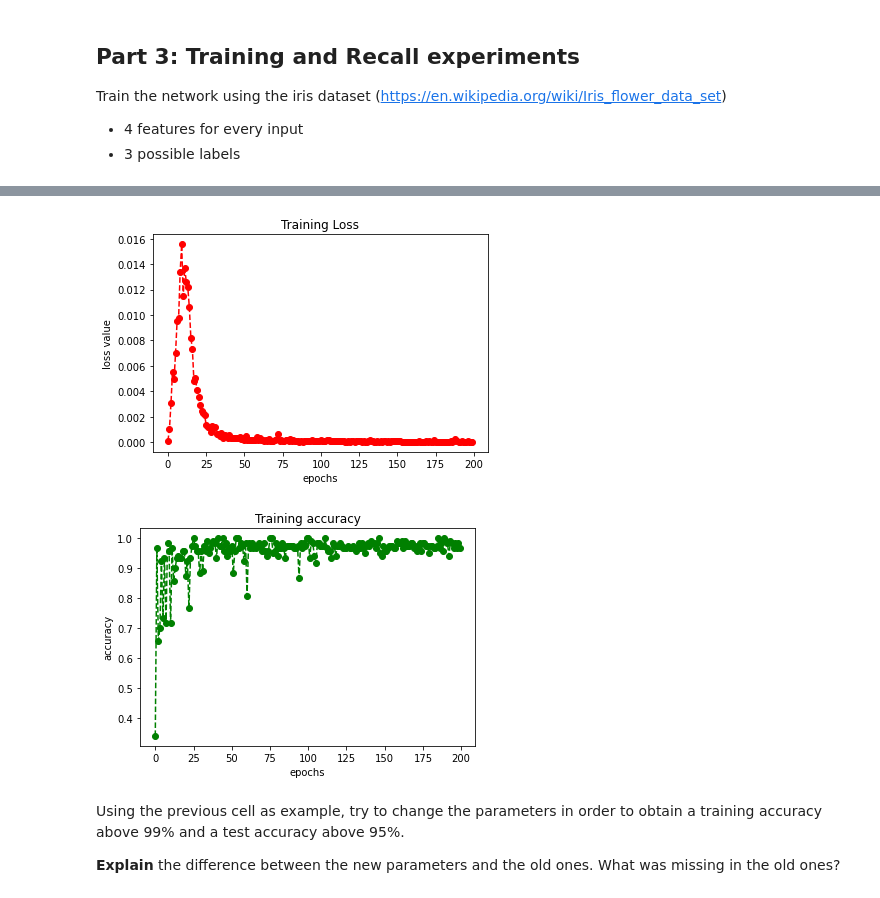
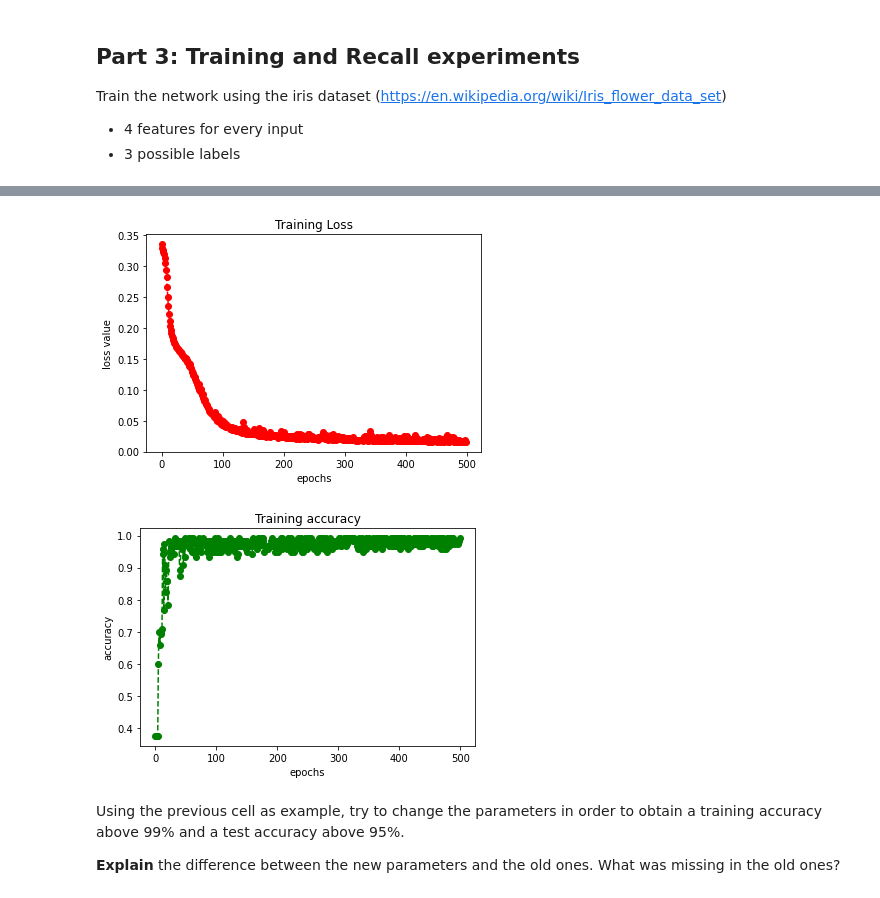
Before and after one commit to mspronesti/eurecom-machine-learning, a Jupyter notebook: labs/lab2/lab2_neural_networks.ipynb, the cells around one changed output, grey strips where cells are left out. Saved outputs shown, nothing was run; the diff lists cells and outputs as text; code cells hidden in the pictures.

```diff
--- a/labs/lab2/lab2_neural_networks.ipynb
+++ b/labs/lab2/lab2_neural_networks.ipynb
@@ -243,8 +241,7 @@ def loss(y_hat, y) :
     - L : MSE loss
     '''
     ################# YOUR CODE HERE ####################
-    y_diff = y_hat-y
-    L = np.sum(y_diff.T @ y_diff)/(2*len(y))
+    L = (np.sum((y_hat - y)**2, axis=1) * 0.5).mean()
     ################ END OF YOUR CODE HERE ##############
 
     return L
@@ -333,26 +330,17 @@ def backpropagation(self,x,y,y_hat,learning_rate) :
 
     ################# YOUR CODE HERE ####################
     L = len(self.layer)-1
-    #print('dzL:',y_hat.shape,y.shape)
     self.layer[L].d_z = (y_hat-y)
-    #print('daL:',self.layer[L].d_z.shape,d_sigmoid(self.layer[L].a).T.shape)
     self.layer[L].d_a = self.layer[L].d_z * d_sigmoid(self.layer[L].a).T
-    #print('dWL:',self.layer[L].d_a.T.shape,self.layer[L-1].z.T.shape)
     self.layer[L].d_W = self.layer[L].d_a.T @ self.layer[L-1].z.T
-    #print('dbL:',self.layer[L].d_a.T.shape)
     self.layer[L].d_b = self.layer[L].d_a
-    for i in range(len(self.layer)-2,1,-1):
-        #print('dzi:',self.layer[i+1].d_a.shape,self.layer[i+1].W.shape)
+
+    for i in range(L-1, 1, -1):
         self.layer[i].d_z = self.layer[i+1].d_a @ self.layer[i+1].W
+        self.layer[i].d_a = self.layer[i].d_z * d_sigmoid(self.layer[i].a).T
+        self.layer[i].d_W = self.layer[i].d_a.T @ self.layer[i-1].z.T
+        self.layer[i].d_b = self.layer[i].d_a
 
-        #print('dai:',self.layer[i].d_z.shape,d_sigmoid(self.layer[i].a).T.shape)
-        self.layer[i].d_a = self.layer[i].d_z * d_sigmoid(self.layer[i].a).T
-
-        #print('dWi:',self.layer[i].d_a.T.shape,self.layer[i-1].z.shape)
-        self.layer[i].d_W = self.layer[i].d_a.T @ self.layer[i-1].z.T
-
-        #print('dbi:',self.layer[i].d_a.shape)
-        self.layer[i].d_b = self.layer[i].d_a
     self.layer[0].d_z = self.layer[1].d_a @ self.layer[1].W
     self.layer[0].d_a = self.layer[0].d_z * d_sigmoid(self.layer[0].a).T
     self.layer[0].d_W = self.layer[0].d_a.T @ x
@@ -364,7 +352,7 @@ def backpropagation(self,x,y,y_hat,learning_rate) :
     # apply the gradients only to self.layer[i].b and self.layer[i].W
 
     ################# YOUR CODE HERE ####################
-    for i in range(len(self.layer)):
+    for i in range(L+1):
         self.layer[i].W -= learning_rate * self.layer[i].d_W
         self.layer[i].b -= learning_rate * self.layer[i].d_b
     ################ END OF YOUR CODE HERE ##############
@@ -399,8 +387,8 @@ x_test=X[120:,:]
 y_test=y[120:,:]
 # %%
 # Neural Network (NN) parameters
-epochs=200
-learning_rate=0.2
+epochs=500
+learning_rate=0.04
 verbose=True
 print_every_k=10
 
@@ -418,13 +406,13 @@ print('\nTEST')
 y_hat=NN1.forward(x_test)
 print('loss = %.3e , accuracy = %.2f %%\n'%(MLP.loss(y_hat,y_test),100*MLP.accuracy(y_hat,y_test)))
 
-plt.plot(list(range(epochs)),NN1.losses,c='r',marker='o',ls='--');
+plt.plot(list(range(epochs)),NN1.losses,c='r',marker='o',ls='--')
 plt.title("Training Loss")
 plt.xlabel("epochs")
 plt.ylabel("loss value")
 plt.show()
 
-plt.plot(list(range(epochs)),NN1.accuracies,c='g',marker='o',ls='--');
+plt.plot(list(range(epochs)),NN1.accuracies,c='g',marker='o',ls='--')
 plt.title("Training accuracy")
 plt.xlabel("epochs")
 plt.ylabel("accuracy")
@@ -450,5 +438,5 @@ loss = 8.062e-05 , accuracy = 93.33 %
-[figure, old version]
+[figure, new version]
-[figure, old version]
+[figure, new version]
 # %% [markdown]
 Using the previous cell as example, try to change the parameters in order to obtain a training accuracy above 99% and a test accuracy above 95%.
 
```
Also changed, not shown: parts of 3 cells of this notebook.
